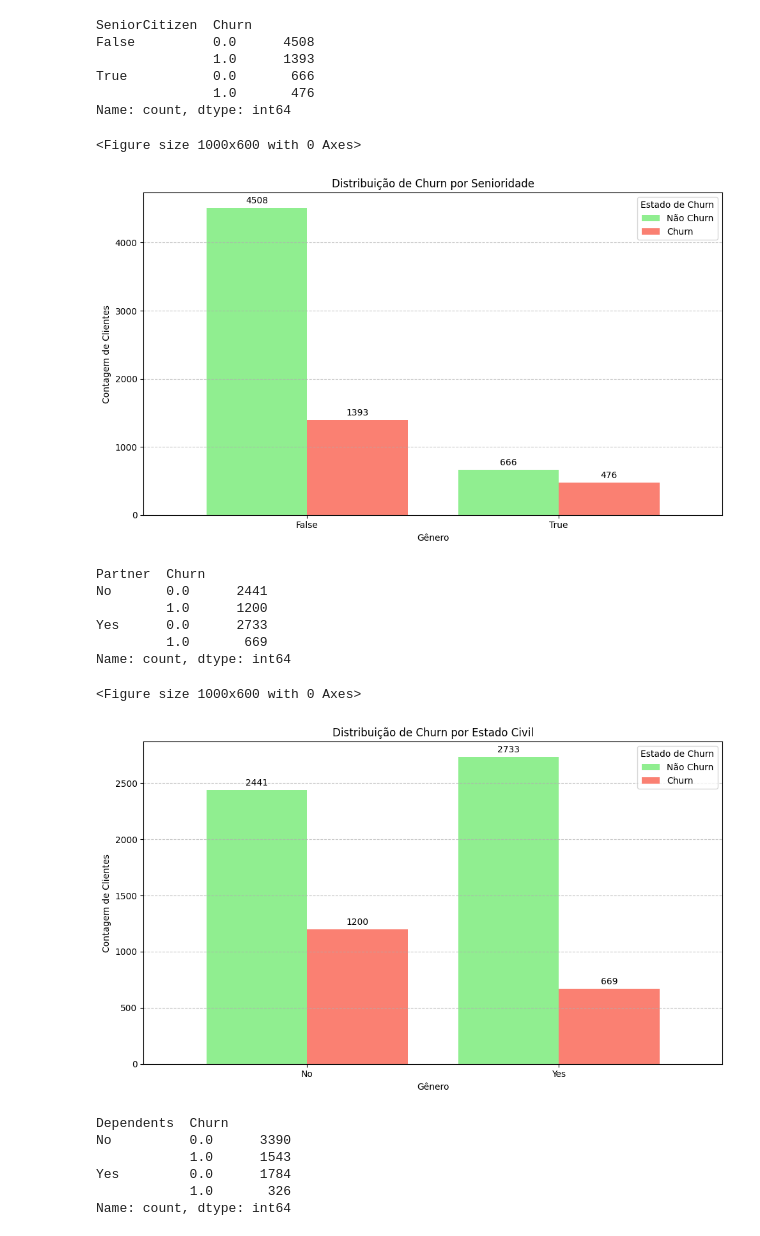
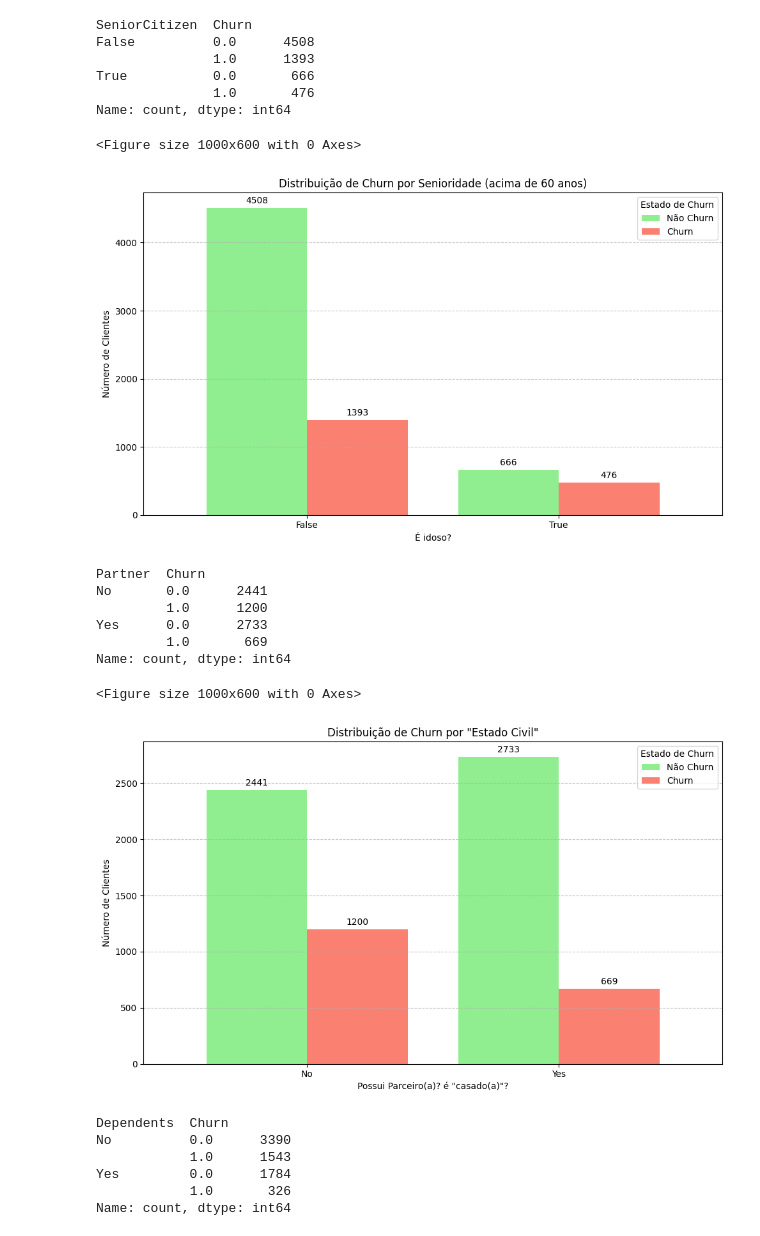
Before and after one commit to JCrpa/curso10_python_data_science_Challenge_TelecomX, a Jupyter notebook: TelecomX_BR.ipynb, the cells around one changed output. Saved outputs shown, nothing was run; the diff lists cells and outputs as text; code cells hidden in the pictures.

```diff
--- a/TelecomX_BR.ipynb
+++ b/TelecomX_BR.ipynb
@@ -457,42 +433,41 @@ Name: count, dtype: int64
 # %%
 import matplotlib.pyplot as plt
 import pandas as pd
-import numpy as np # Necessário para np.float64
 
 # 1. Obter a contagem de Churn por gênero (como no seu código da imagem)
 churn_idoso = df_telecomX.groupby('SeniorCitizen')['Churn'].value_counts()
 
 # 2. Desempilhar (unstack) a Series para ter 'gender' como índice e 'Churn' como colunas
 # Isso é útil para plotar barras agrupadas ou empilhadas
 df_plot = churn_idoso.unstack(level='Churn')
 
 # Opcional: Renomear as colunas para algo mais legível no gráfico
 df_plot.columns = ['Não Churn', 'Churn'] # Assumindo 0.0=Não Churn, 1.0=Churn
 
 # 3. Criar o gráfico de barras agrupado
 plt.figure(figsize=(10, 6))
 
 # df_plot.plot(kind='bar') plota automaticamente as colunas como barras agrupadas
 ax = df_plot.plot(kind='bar', figsize=(10, 6), color=['lightgreen', 'salmon'], width=0.8)
 
 # 4. Adicionar rótulos, título e legenda
-plt.title('Distribuição de Churn por Senioridade')
-plt.xlabel('Gênero')
-plt.ylabel('Contagem de Clientes')
+plt.title('Distribuição de Churn por Senioridade (acima de 60 anos)')
+plt.xlabel('É idoso?')
+plt.ylabel('Número de Clientes')
 plt.xticks(rotation=0) # Garante que os rótulos do eixo X fiquem retos
 plt.legend(title='Estado de Churn', labels=['Não Churn', 'Churn']) # Ajusta a legenda
 
 # 5. Adicionar os valores de contagem no topo das barras
 for container in ax.containers: # Itera sobre os conjuntos de barras (um para Não Churn, outro para Churn)
     ax.bar_label(container, fmt='%d', label_type='edge', padding=3)
 
 # 6. Melhorar a visualização
 plt.grid(axis='y', linestyle='--', alpha=0.7)
 plt.tight_layout() # Ajusta o layout para evitar sobreposição
 plt.show()
 # %% [output]
 <Figure size 1000x600 with 0 Axes>
-[figure, old version]
+[figure, new version]
 # %%
 # Faz a contagem de Churn por estado civil (parceiro), onde 'Yes'= 1 e 'No' = 0
 churn_parceiro = df_telecomX.groupby('Partner')['Churn'].value_counts()
@@ -507,7 +482,6 @@ Name: count, dtype: int64
 # %%
 import matplotlib.pyplot as plt
 import pandas as pd
-import numpy as np # Necessário para np.float64
 
 # 1. Obter a contagem de Churn por gênero (como no seu código da imagem)
 churn_parceiro = df_telecomX.groupby('Partner')['Churn'].value_counts()
@@ -526,9 +500,9 @@ plt.figure(figsize=(10, 6))
 ax = df_plot.plot(kind='bar', figsize=(10, 6), color=['lightgreen', 'salmon'], width=0.8)
 
 # 4. Adicionar rótulos, título e legenda
-plt.title('Distribuição de Churn por Estado Civil')
-plt.xlabel('Gênero')
-plt.ylabel('Contagem de Clientes')
+plt.title('Distribuição de Churn por "Estado Civil"')
+plt.xlabel('Possui Parceiro(a)? é "casado(a)"?')
+plt.ylabel('Número de Clientes')
 plt.xticks(rotation=0) # Garante que os rótulos do eixo X fiquem retos
 plt.legend(title='Estado de Churn', labels=['Não Churn', 'Churn']) # Ajusta a legenda
 
@@ -542,7 +516,7 @@ plt.tight_layout() # Ajusta o layout para evitar sobreposição
 plt.show()
 # %% [output]
 <Figure size 1000x600 with 0 Axes>
-[figure, old version]
+[figure, new version]
 # %%
 # Faz a contagem de Churn se possui ou não dependentes, onde 'Yes'= 1 e 'No' = 0
 churn_dependentes = df_telecomX.groupby('Dependents')['Churn'].value_counts()
```
Also changed, not shown: parts of 18 cells of this notebook, 1 other file.
